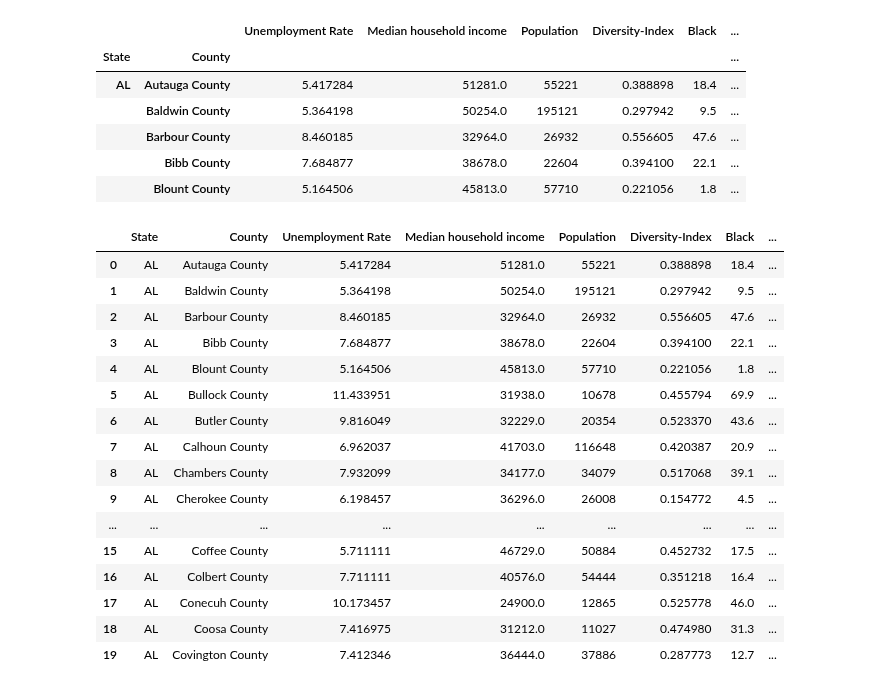
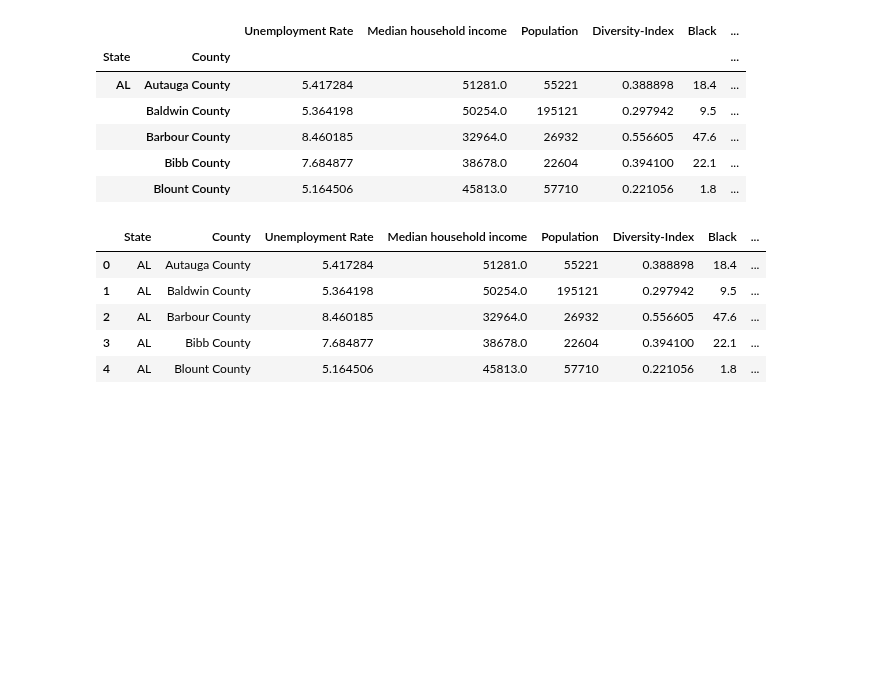
Before and after one commit to cgmiracle/ETL-project, a Jupyter notebook: ETL_Project.ipynb, the cells around one changed output. Cells and saved outputs as stored; diff of their text form; code cells hidden in the pictures; blank space fills up the shorter version.

```diff
--- a/ETL_Project.ipynb
+++ b/ETL_Project.ipynb
@@ -234,24 +223,13 @@ unemploy_medianinc_diversity_merge.head()
 # %%
 #Restoring State and county back to columns from the group format
 merged_final = unemploy_medianinc_diversity_merge.reset_index()
-merged_final.head(20)
+merged_final.head()
 # %% [output]
 |  | State | County | Unemployment Rate | Median household income | Population | Diversity-Index | Black | ... |
 | 0 | AL | Autauga County | 5.417284 | 51281.0 | 55221 | 0.388898 | 18.4 | ... |
 | 1 | AL | Baldwin County | 5.364198 | 50254.0 | 195121 | 0.297942 | 9.5 | ... |
 | 2 | AL | Barbour County | 8.460185 | 32964.0 | 26932 | 0.556605 | 47.6 | ... |
 | 3 | AL | Bibb County | 7.684877 | 38678.0 | 22604 | 0.394100 | 22.1 | ... |
 | 4 | AL | Blount County | 5.164506 | 45813.0 | 57710 | 0.221056 | 1.8 | ... |
-| 5 | AL | Bullock County | 11.433951 | 31938.0 | 10678 | 0.455794 | 69.9 | ... |
-| 6 | AL | Butler County | 9.816049 | 32229.0 | 20354 | 0.523370 | 43.6 | ... |
-| 7 | AL | Calhoun County | 6.962037 | 41703.0 | 116648 | 0.420387 | 20.9 | ... |
-| 8 | AL | Chambers County | 7.932099 | 34177.0 | 34079 | 0.517068 | 39.1 | ... |
-| 9 | AL | Cherokee County | 6.198457 | 36296.0 | 26008 | 0.154772 | 4.5 | ... |
-| ... | ... | ... | ... | ... | ... | ... | ... | ... |
-| 15 | AL | Coffee County | 5.711111 | 46729.0 | 50884 | 0.452732 | 17.5 | ... |
-| 16 | AL | Colbert County | 7.711111 | 40576.0 | 54444 | 0.351218 | 16.4 | ... |
-| 17 | AL | Conecuh County | 10.173457 | 24900.0 | 12865 | 0.525778 | 46.0 | ... |
-| 18 | AL | Coosa County | 7.416975 | 31212.0 | 11027 | 0.474980 | 31.3 | ... |
-| 19 | AL | Covington County | 7.412346 | 36444.0 | 37886 | 0.287773 | 12.7 | ... |
 # %%
 #Exporting to SQL
```
Also changed, not shown: parts of 2 cells of this notebook, 2 other files.
